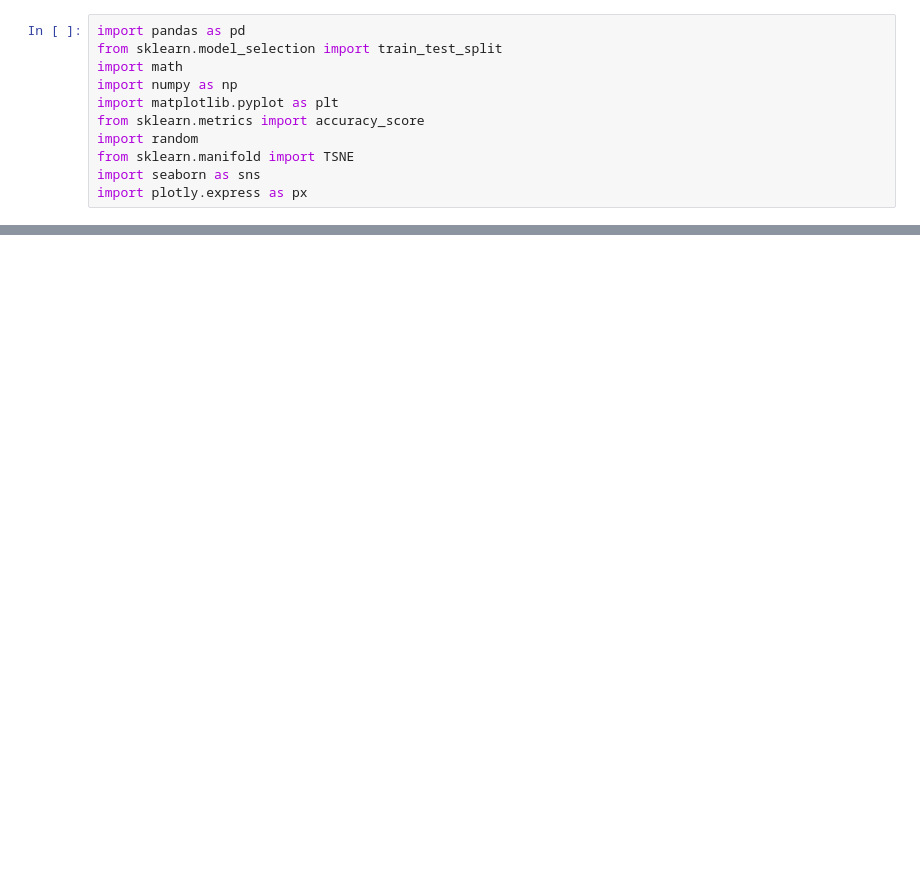
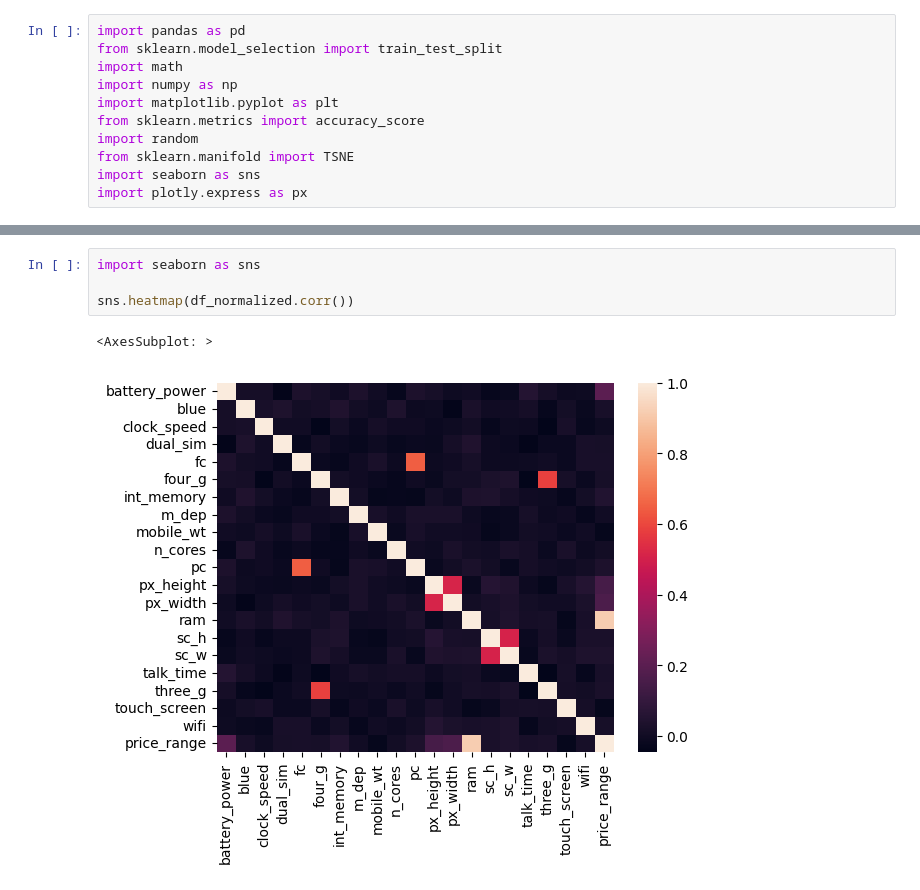
Before and after one commit to ralampay/pattern-recognition-course, a Jupyter notebook: notebooks/Example 6 - Feature Relevance 1.ipynb, the cells around one changed output, grey strips where cells are left out. Drawn from its saved outputs; the diff is of its cells as text; blank space fills up the shorter version.

```diff
--- a/notebooks/Example 6 - Feature Relevance 1.ipynb
+++ b/notebooks/Example 6 - Feature Relevance 1.ipynb
@@ -33,0 +96,7 @@ fig.show()
+# %%
+import seaborn as sns
+
+sns.heatmap(df_normalized.corr())
+# %% [output]
+<AxesSubplot: >
+[figure, added]
```
Also changed, not shown: parts of 6 cells of this notebook, 7 other files.
